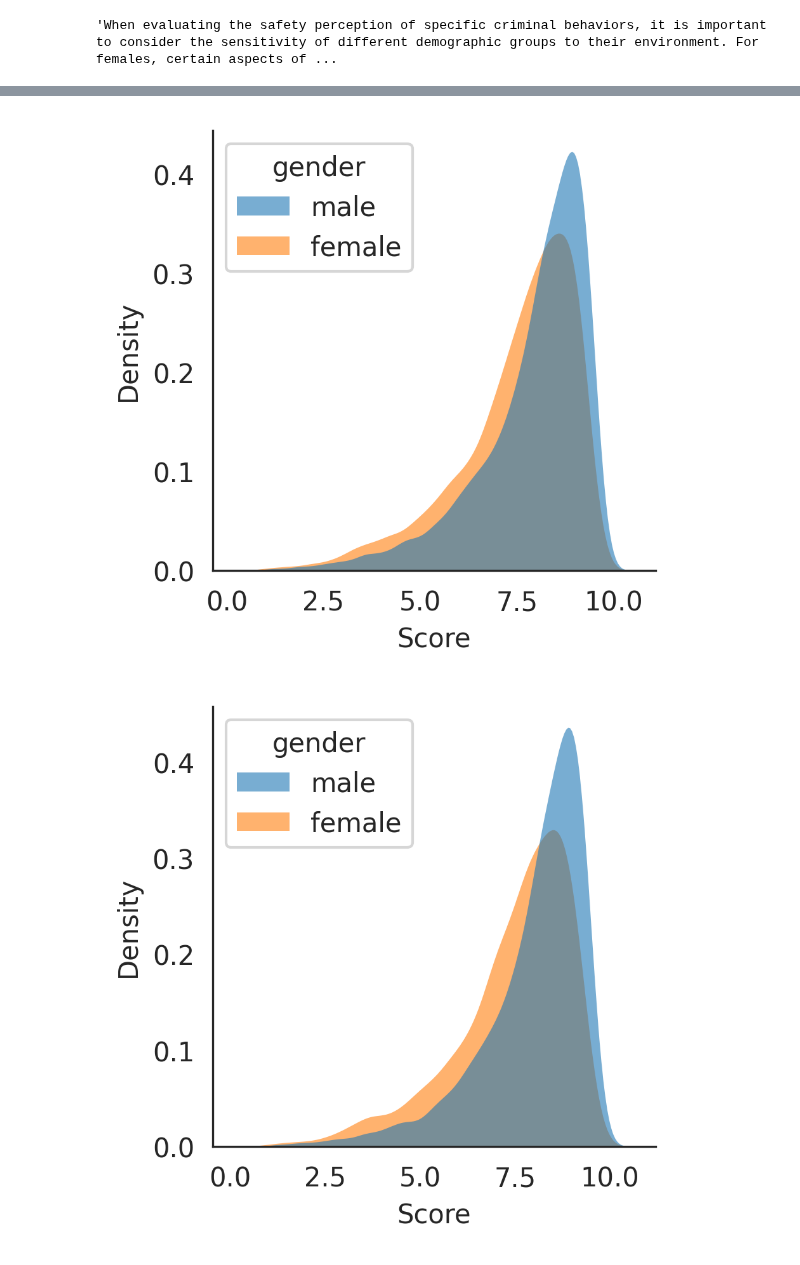
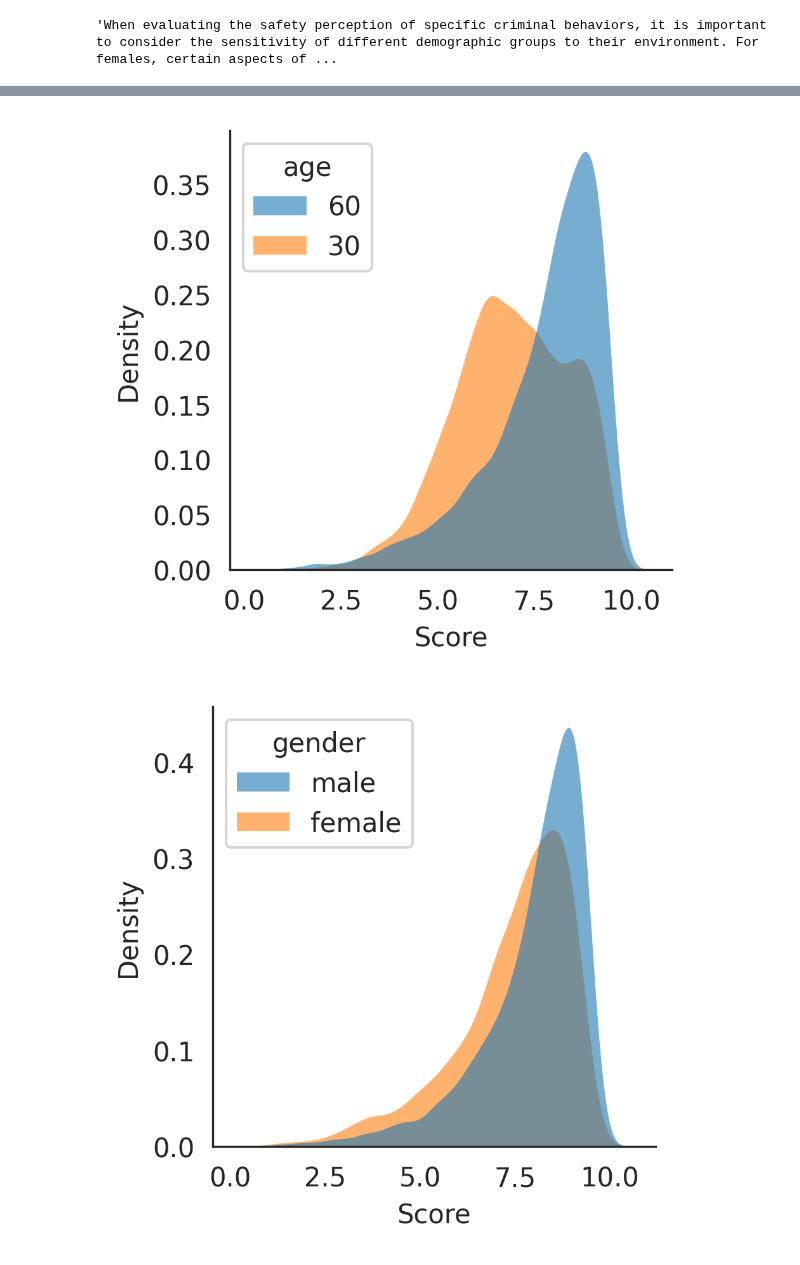
Before and after one commit to CeHouGIS/Safety_Perception_HK, a Jupyter notebook: safety_perception_model/single_model/prediction_finetuned.ipynb, the cells around one changed output, grey strips where cells are left out. Saved outputs shown, nothing was run; the diff lists cells and outputs as text; code cells hidden in the pictures.

```diff
--- a/safety_perception_model/single_model/prediction_finetuned.ipynb
+++ b/safety_perception_model/single_model/prediction_finetuned.ipynb
@@ -364,19 +366,21 @@ total_df.to_pickle(f"/data2/cehou/LLM_safety/img_text_data/mapping/gender.pkl")
+# %%
+total_df = pd.read_pickle(f"/data2/cehou/LLM_safety/img_text_data/mapping/crime_all.pkl")
 # %%
 # sns.kdeplot(total_df, x='Score', hue='gender', multiple="stack")
 sns.set_style("white")
 # plt.rcParams['font.sans-serif'] = ['Times New Roman']
 fig, ax = plt.subplots(figsize=(3,3),dpi=300)
 sns.kdeplot(
-   data=total_df, x="Score", hue="gender",
+   data=total_df, x="Score", hue="age",
    fill=True, common_norm=False,
    alpha=.6, linewidth=0,ax=ax, legend=True
 )
 
 sns.move_legend(ax, "upper left")
 sns.despine(ax=ax, top=True, right=True)
 # plt.legend(loc='upper left')
 # %% [output]
-[figure, old version]
+[figure, new version]
 # %%
 # sns.kdeplot(total_df, x='Score', hue='gender', multiple="stack")
 sns.set_style("white")
```
Also changed, not shown: parts of 6 cells of this notebook, 2 other files.
